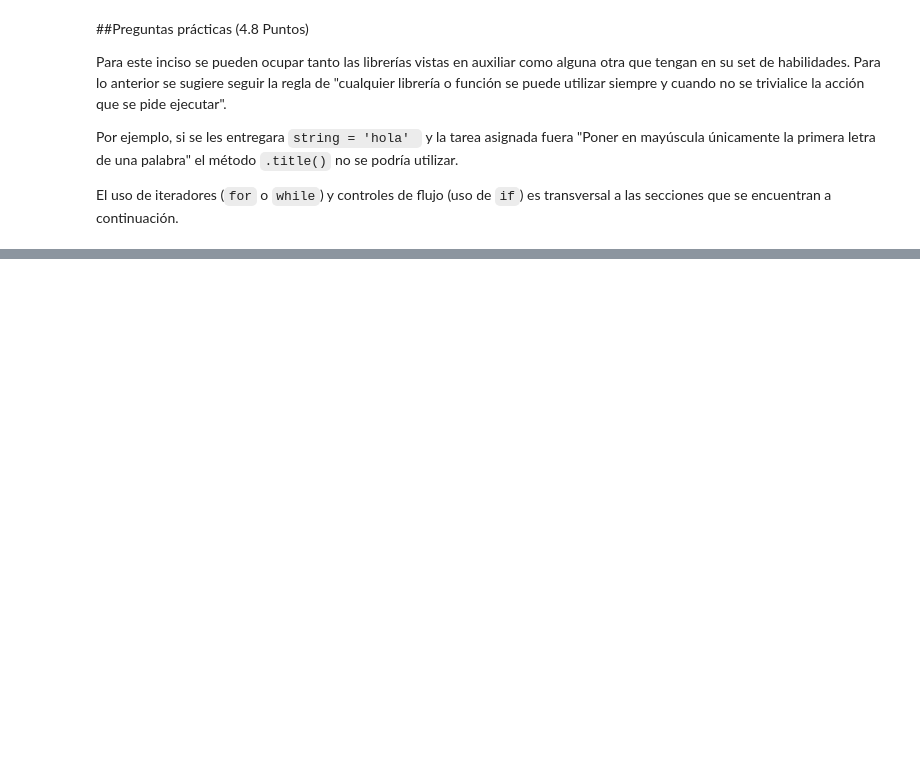
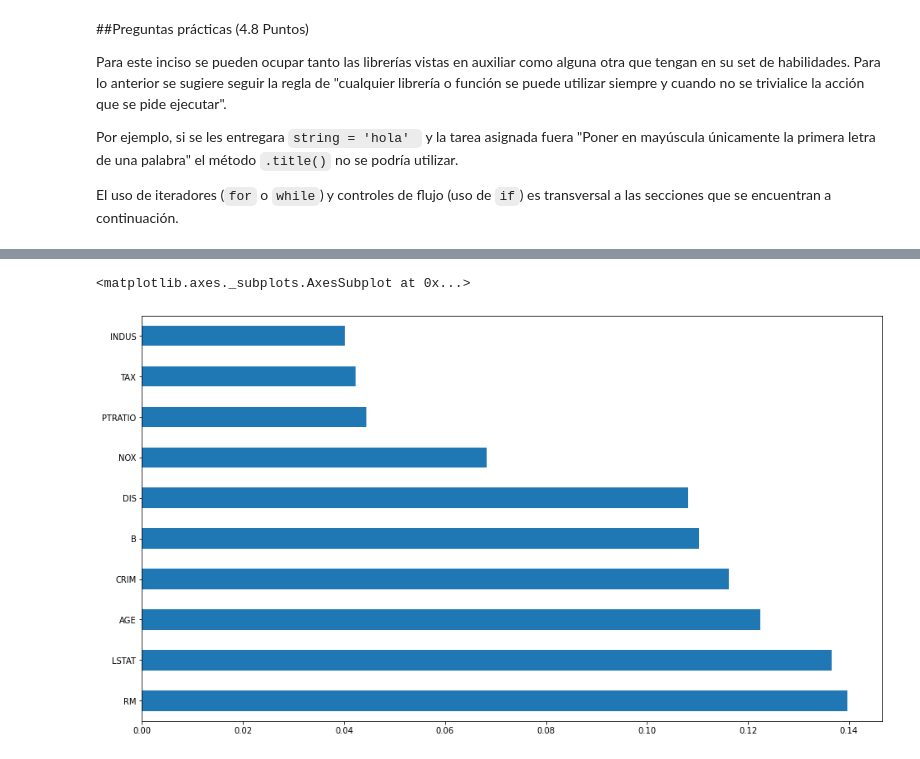
Before and after one commit to Patortiz26/IN6531-Miner-a-de-datos-2021-2, a Jupyter notebook: Laboratorio_2_IN6531.ipynb, the cells around one changed output, grey strips where cells are left out. Saved outputs shown, nothing was run; the diff lists cells and outputs as text; code cells hidden in the pictures; blank space fills up the shorter version.

```diff
--- a/Laboratorio_2_IN6531.ipynb
+++ b/Laboratorio_2_IN6531.ipynb
@@ -351,0 +163,23 @@ $$
+# %%
+from sklearn.feature_selection import SelectKBest
+from sklearn.feature_selection import chi2
+from sklearn.ensemble import ExtraTreesClassifier
+
+y = np.round(y)
+#Apply SelectKBest class to extract top 5 best features
+bestfeatures = SelectKBest(score_func=chi2, k=5)
+fit = bestfeatures.fit(X,y)
+dfscores = pd.DataFrame(fit.scores_)
+dfcolumns = pd.DataFrame(X.columns)
+# Concat two dataframes for better visualization
+featureScores = pd.concat([dfcolumns,dfscores],axis=1)
+featureScores.columns = ["Specs","Score"] #naming the dataframe columns
+
+plt.figure(figsize=(16,9))
+model = ExtraTreesClassifier()
+model.fit(X,y)
+feat_importances = pd.Series(model.feature_importances_, index=X.columns)
+feat_importances.nlargest(10).plot(kind='barh')
+# %% [output]
+<matplotlib.axes._subplots.AxesSubplot at 0x...>
+[figure, added]
```
Also changed, not shown: parts of 59 cells of this notebook.
